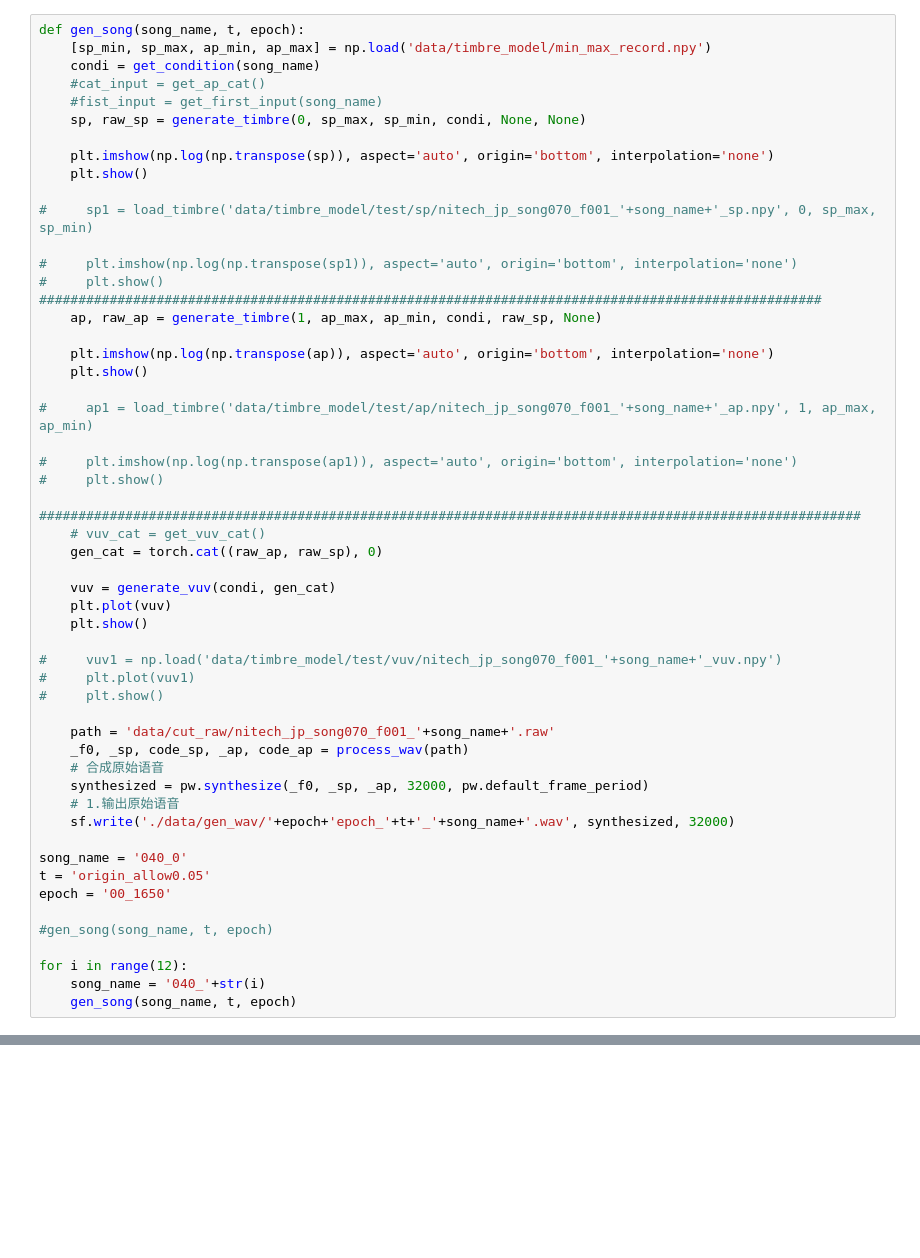
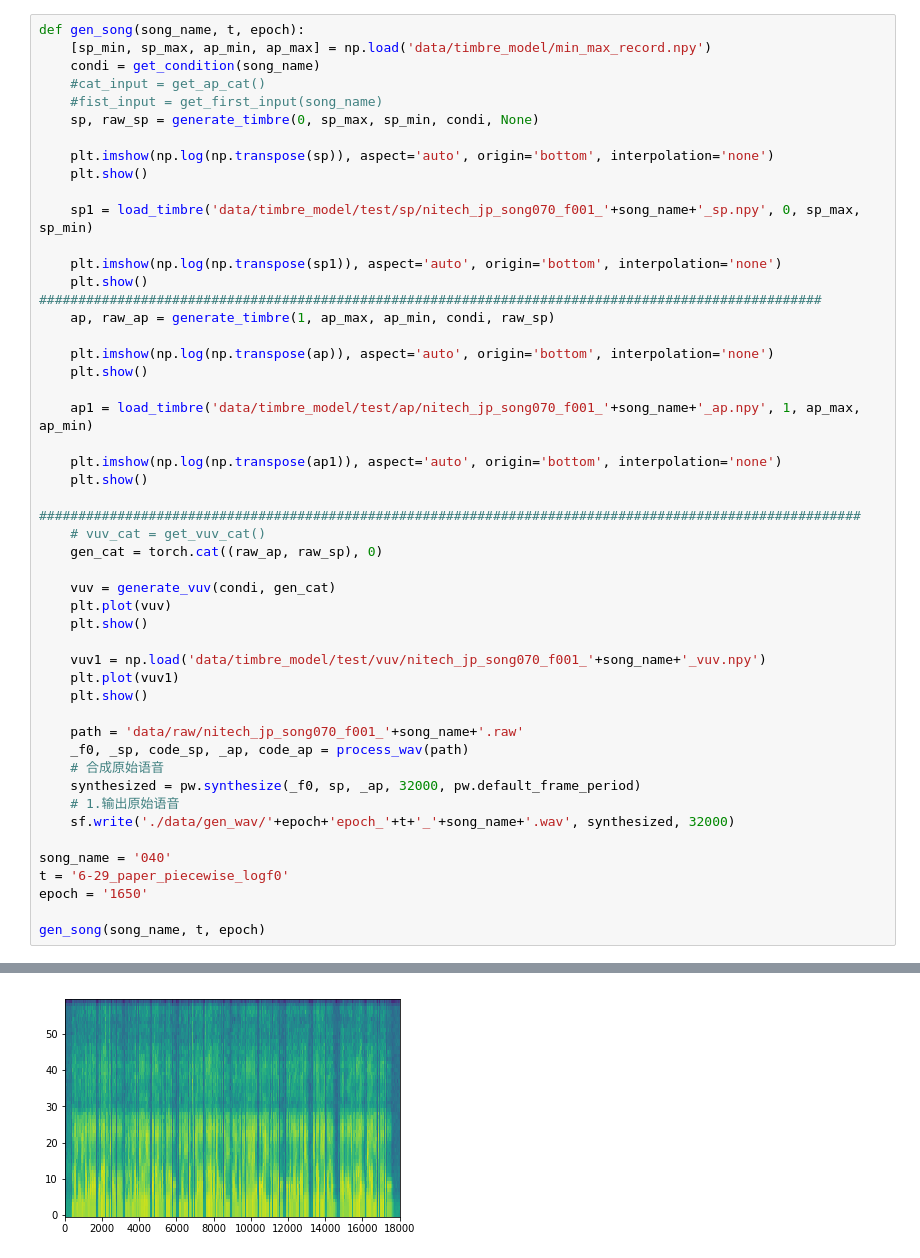
Before and after one commit to seaniezhao/torch_npss, a Jupyter notebook: inference.ipynb, the cells around one changed output, grey strips where cells are left out. Drawn from its saved outputs; the diff is of its cells as text; blank space fills up the shorter version.

Commit message:
ap and vuv model

```diff
--- a/inference.ipynb
+++ b/inference.ipynb
@@ -126,25 +117,25 @@ def gen_song(song_name, t, epoch):
     condi = get_condition(song_name)
     #cat_input = get_ap_cat()
     #fist_input = get_first_input(song_name)
-    sp, raw_sp = generate_timbre(0, sp_max, sp_min, condi, None, None)
+    sp, raw_sp = generate_timbre(0, sp_max, sp_min, condi, None)
 
     plt.imshow(np.log(np.transpose(sp)), aspect='auto', origin='bottom', interpolation='none')
     plt.show()
 
-#     sp1 = load_timbre('data/timbre_model/test/sp/nitech_jp_song070_f001_'+song_name+'_sp.npy', 0, sp_max, sp_min)
+    sp1 = load_timbre('data/timbre_model/test/sp/nitech_jp_song070_f001_'+song_name+'_sp.npy', 0, sp_max, sp_min)
 
-#     plt.imshow(np.log(np.transpose(sp1)), aspect='auto', origin='bottom', interpolation='none')
-#     plt.show()
+    plt.imshow(np.log(np.transpose(sp1)), aspect='auto', origin='bottom', interpolation='none')
+    plt.show()
 ####################################################################################################
-    ap, raw_ap = generate_timbre(1, ap_max, ap_min, condi, raw_sp, None)
+    ap, raw_ap = generate_timbre(1, ap_max, ap_min, condi, raw_sp)
 
     plt.imshow(np.log(np.transpose(ap)), aspect='auto', origin='bottom', interpolation='none')
     plt.show()
 
-#     ap1 = load_timbre('data/timbre_model/test/ap/nitech_jp_song070_f001_'+song_name+'_ap.npy', 1, ap_max, ap_min)
+    ap1 = load_timbre('data/timbre_model/test/ap/nitech_jp_song070_f001_'+song_name+'_ap.npy', 1, ap_max, ap_min)
 
-#     plt.imshow(np.log(np.transpose(ap1)), aspect='auto', origin='bottom', interpolation='none')
-#     plt.show()
+    plt.imshow(np.log(np.transpose(ap1)), aspect='auto', origin='bottom', interpolation='none')
+    plt.show()
 
 #########################################################################################################
     # vuv_cat = get_vuv_cat()
@@ -154,24 +145,20 @@ def gen_song(song_name, t, epoch):
     plt.plot(vuv)
     plt.show()
 
-#     vuv1 = np.load('data/timbre_model/test/vuv/nitech_jp_song070_f001_'+song_name+'_vuv.npy')
-#     plt.plot(vuv1)
-#     plt.show()
+    vuv1 = np.load('data/timbre_model/test/vuv/nitech_jp_song070_f001_'+song_name+'_vuv.npy')
+    plt.plot(vuv1)
+    plt.show()
 
-    path = 'data/cut_raw/nitech_jp_song070_f001_'+song_name+'.raw'
+    path = 'data/raw/nitech_jp_song070_f001_'+song_name+'.raw'
     _f0, _sp, code_sp, _ap, code_ap = process_wav(path)
     # 合成原始语音
-    synthesized = pw.synthesize(_f0, _sp, _ap, 32000, pw.default_frame_period)
+    synthesized = pw.synthesize(_f0, sp, _ap, 32000, pw.default_frame_period)
     # 1.输出原始语音
     sf.write('./data/gen_wav/'+epoch+'epoch_'+t+'_'+song_name+'.wav', synthesized, 32000)
 
-song_name = '040_0'
-t = 'origin_allow0.05'
-epoch = '00_1650'
+song_name = '040'
+t = '6-29_paper_piecewise_logf0'
+epoch = '1650'
 
-#gen_song(song_name, t, epoch)
-
-for i in range(12):
-    song_name = '040_'+str(i)
-    gen_song(song_name, t, epoch)
+gen_song(song_name, t, epoch)
 # %% [output]
@@ -179,0 +166 @@ one generating step does take approximately 0.00586141586303711 seconds)
+[figure, added]
```
Also changed, not shown: parts of 4 cells of this notebook, 8 other files.
